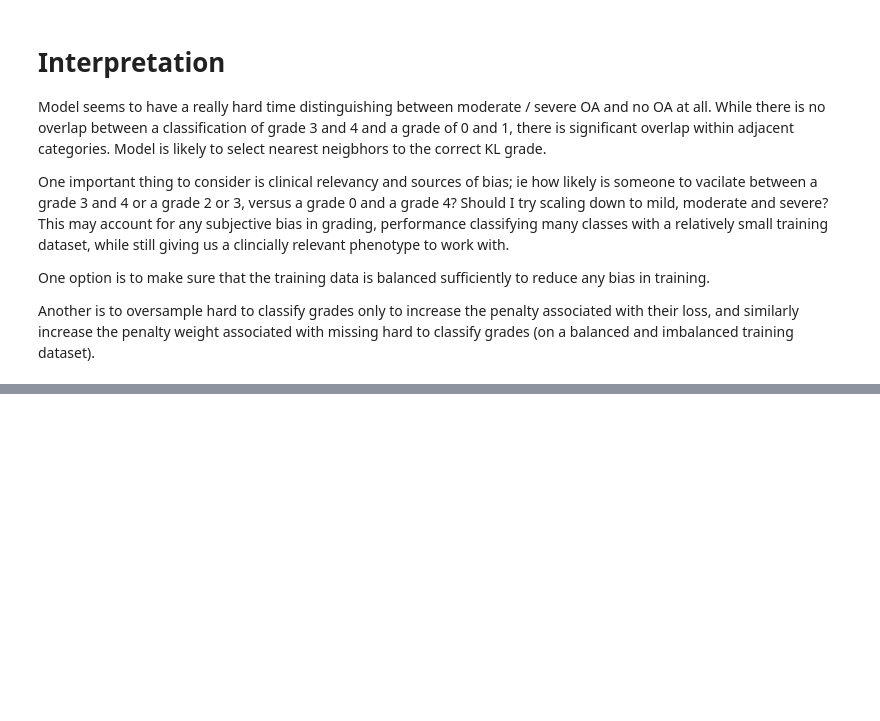
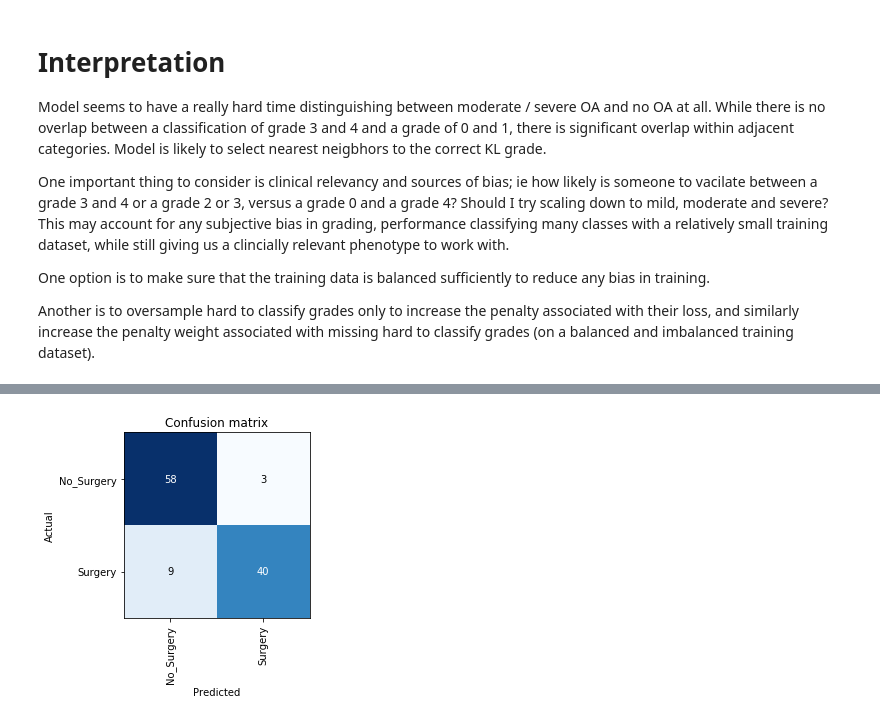
Before and after one commit to briannaflynn/UKBB_OA_Classification, a Jupyter notebook: KL_Grade_Classification.ipynb, the cells around one changed output, grey strips where cells are left out. Cells and saved outputs as stored; diff of their text form; code cells hidden in the pictures; blank space fills up the shorter version.

```diff
--- a/KL_Grade_Classification.ipynb
+++ b/KL_Grade_Classification.ipynb
@@ -308,0 +600,5 @@ Another is to oversample hard to classify grades only to increase the penalty as
+# %%
+learn = cnn_learner(data, models.resnet50, metrics=error_rate)
+learn.model_dir="./KL_Models"
+# %%
+learn.load('binary-4')
@@ -308,0 +627,2 @@ Another is to oversample hard to classify grades only to increase the penalty as
+# %%
+interp = ClassificationInterpretation.from_learner(learn)
@@ -308,0 +631,4 @@ Another is to oversample hard to classify grades only to increase the penalty as
+# %%
+interp.plot_confusion_matrix()
+# %% [output]
+[figure, added]
```
Also changed, not shown: parts of 136 cells of this notebook.
